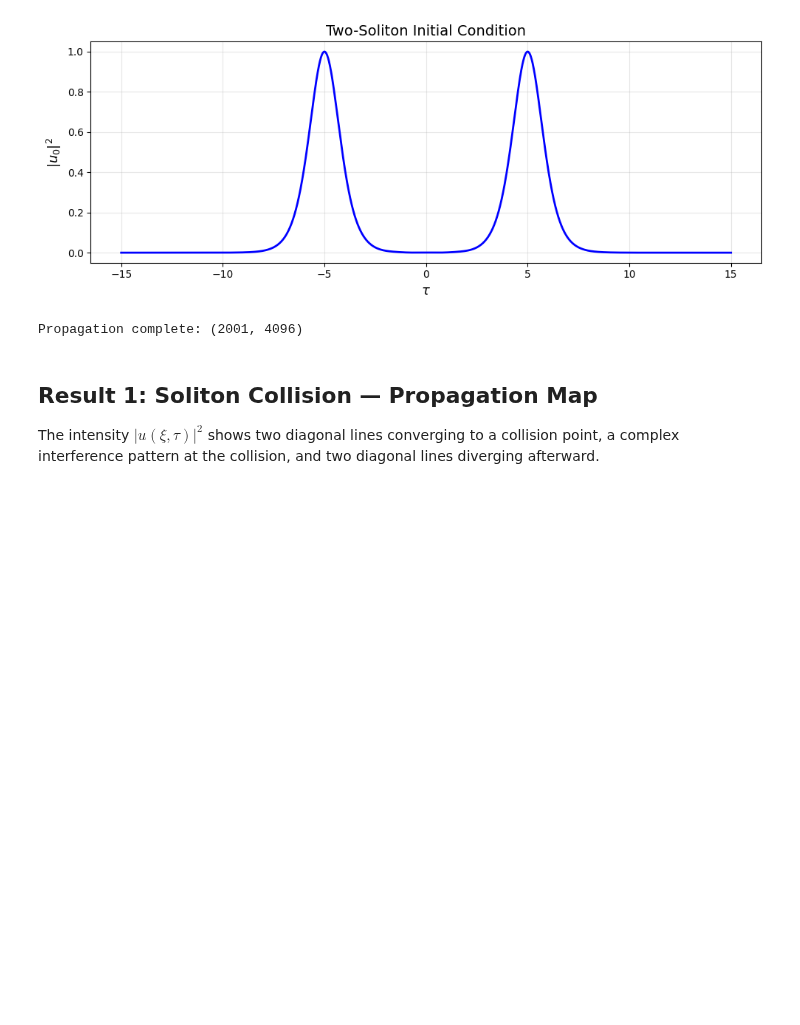
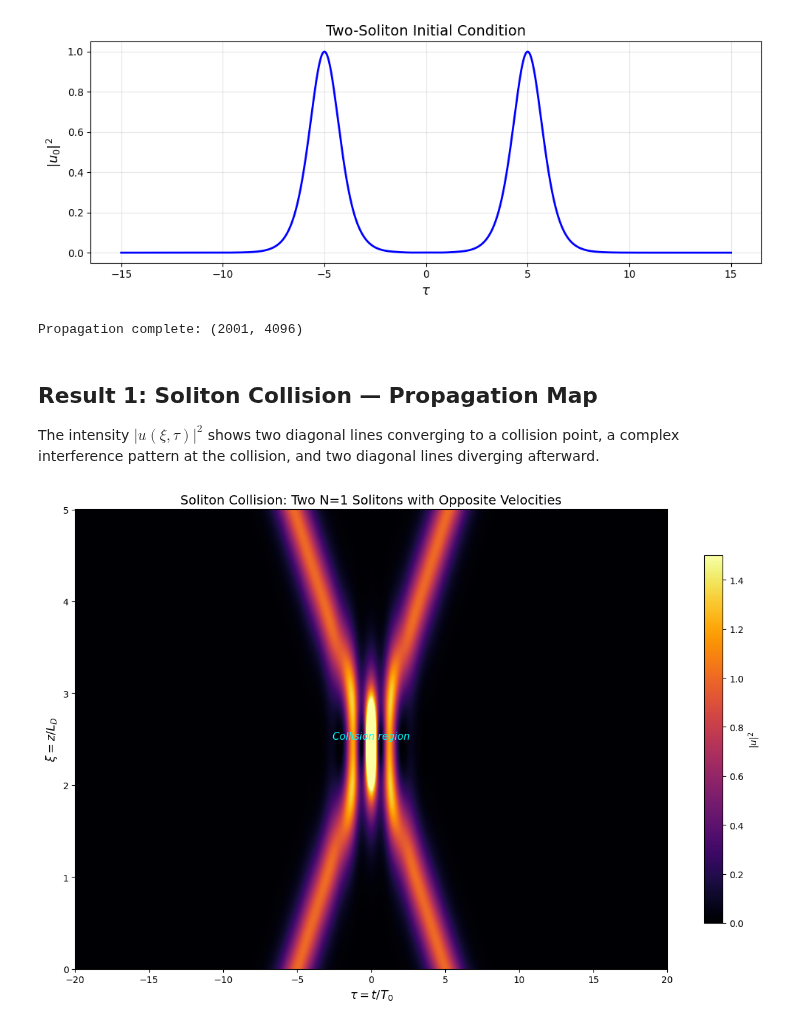
Before and after one commit to abbas-ahmad-cowlar/split-step-fourier-nlse, a Jupyter notebook: notebooks/05_advanced.ipynb, the cells around one changed output. Saved outputs shown, nothing was run; the diff lists cells and outputs as text; code cells hidden in the pictures; blank space fills up the shorter version.

Commit message:
Save 05 advanced figure output

```diff
--- a/notebooks/05_advanced.ipynb
+++ b/notebooks/05_advanced.ipynb
@@ -140,3 +140,22 @@ Propagation complete: (2001, 4096)
 
 The intensity $|u(\xi, \tau)|^2$ shows two diagonal lines converging to a collision point,
 a complex interference pattern at the collision, and two diagonal lines diverging afterward.
+# %%
+fig, ax = plt.subplots(figsize=(12, 8))
+mask = (tau >= -20) & (tau <= 20)
+tau_plot = tau[mask]
+intensity = np.abs(u_hist[:, mask])**2
+
+im = ax.pcolormesh(tau_plot, xi_arr, intensity, cmap='inferno',
+                    shading='auto', vmin=0, vmax=1.5)
+ax.set_xlabel(r'$\tau = t/T_0$', fontsize=13)
+ax.set_ylabel(r'$\xi = z/L_D$', fontsize=13)
+ax.set_title('Soliton Collision: Two N=1 Solitons with Opposite Velocities', fontsize=14)
+fig.colorbar(im, ax=ax, label=r'$|u|^2$', shrink=0.8)
+ax.annotate('Collision region', xy=(0, 2.5), fontsize=11, color='cyan',
+            ha='center', style='italic')
+fig.tight_layout()
+save_figure(fig, FIG_DIR / "nb05_soliton_collision.png")
+plt.show()
+# %% [output]
+[figure, added]
```
